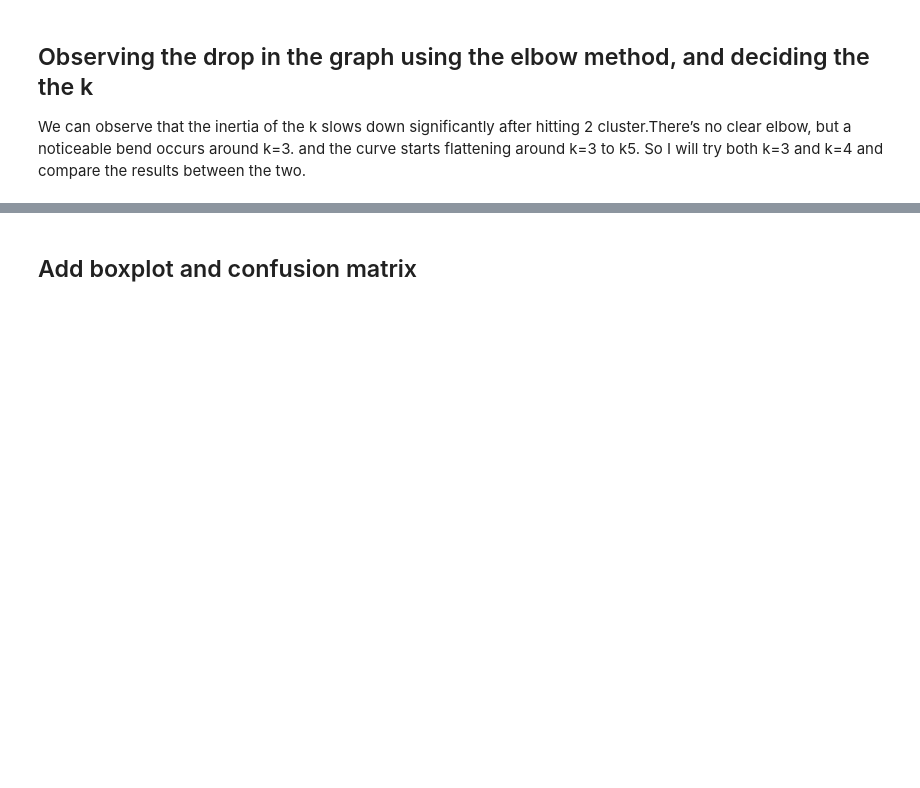
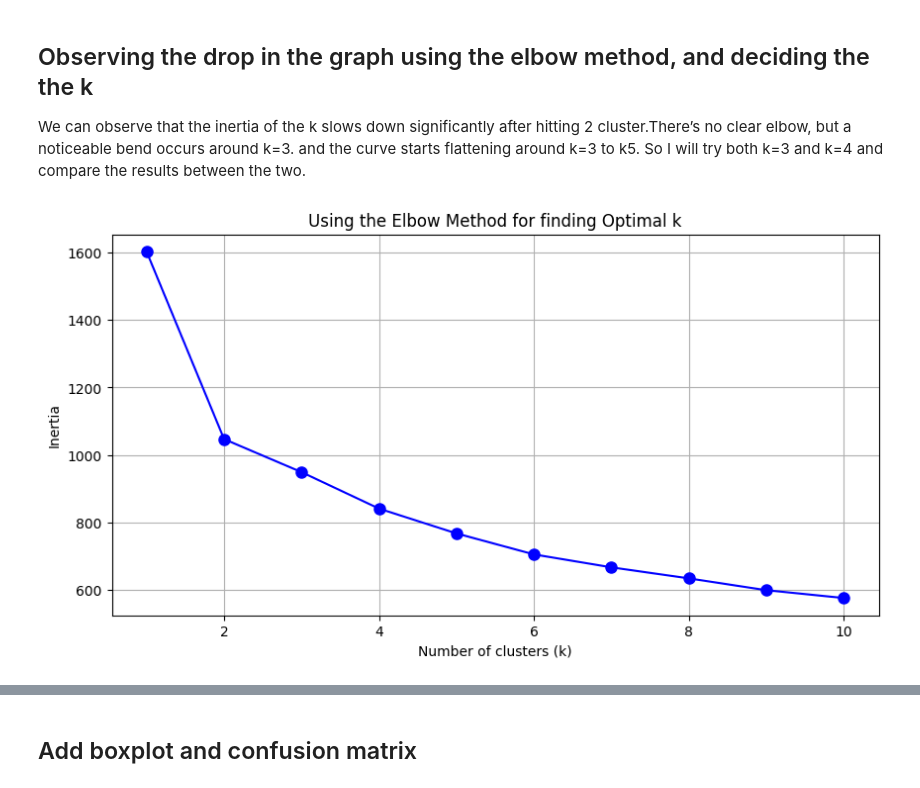
Before and after one commit to Wolff404/Clustering, a Jupyter notebook: Clustering_of_Travel_Reviews.ipynb, the cells around one changed output, grey strips where cells are left out. Cells and saved outputs as stored; diff of their text form; code cells hidden in the pictures; blank space fills up the shorter version.

```diff
--- a/Clustering_of_Travel_Reviews.ipynb
+++ b/Clustering_of_Travel_Reviews.ipynb
@@ -127,3 +161,21 @@ plt.show()
 ## Observing the drop in the graph using the elbow method, and deciding the the k
 
 We can observe that the inertia of the k slows down significantly after hitting 2 cluster.There’s no clear elbow, but a noticeable bend occurs around k=3. and the curve starts flattening around k=3 to k5. So I will try both k=3 and k=4 and compare the results between the two.
+# %%
+k_range = range(1,11)
+inertia = []
+
+for k in k_range:
+    kmeans = KMeans(n_clusters=k, random_state=42)
+    kmeans.fit(pca_dataset_reduced)
+    inertia.append(kmeans.inertia_)
+
+plt.figure(figsize=(10, 5))
+plt.plot(k_range, inertia, 'bo-', markersize=8)
+plt.xlabel('Number of clusters (k)')
+plt.ylabel('Inertia')
+plt.title('Using the Elbow Method for finding Optimal k')
+plt.grid()
+plt.show()
+# %% [output]
+[figure, added]
```
Also changed, not shown: parts of 46 cells of this notebook.
